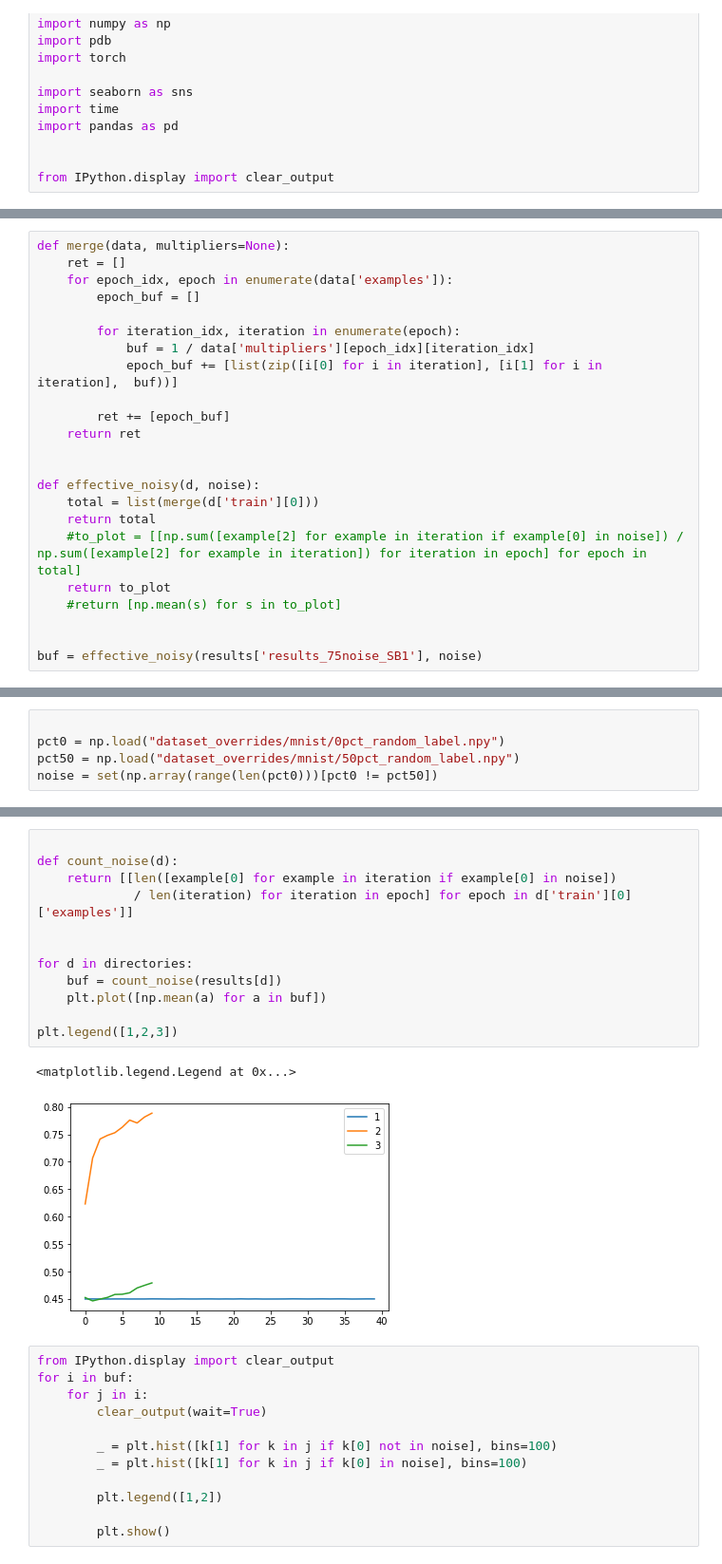
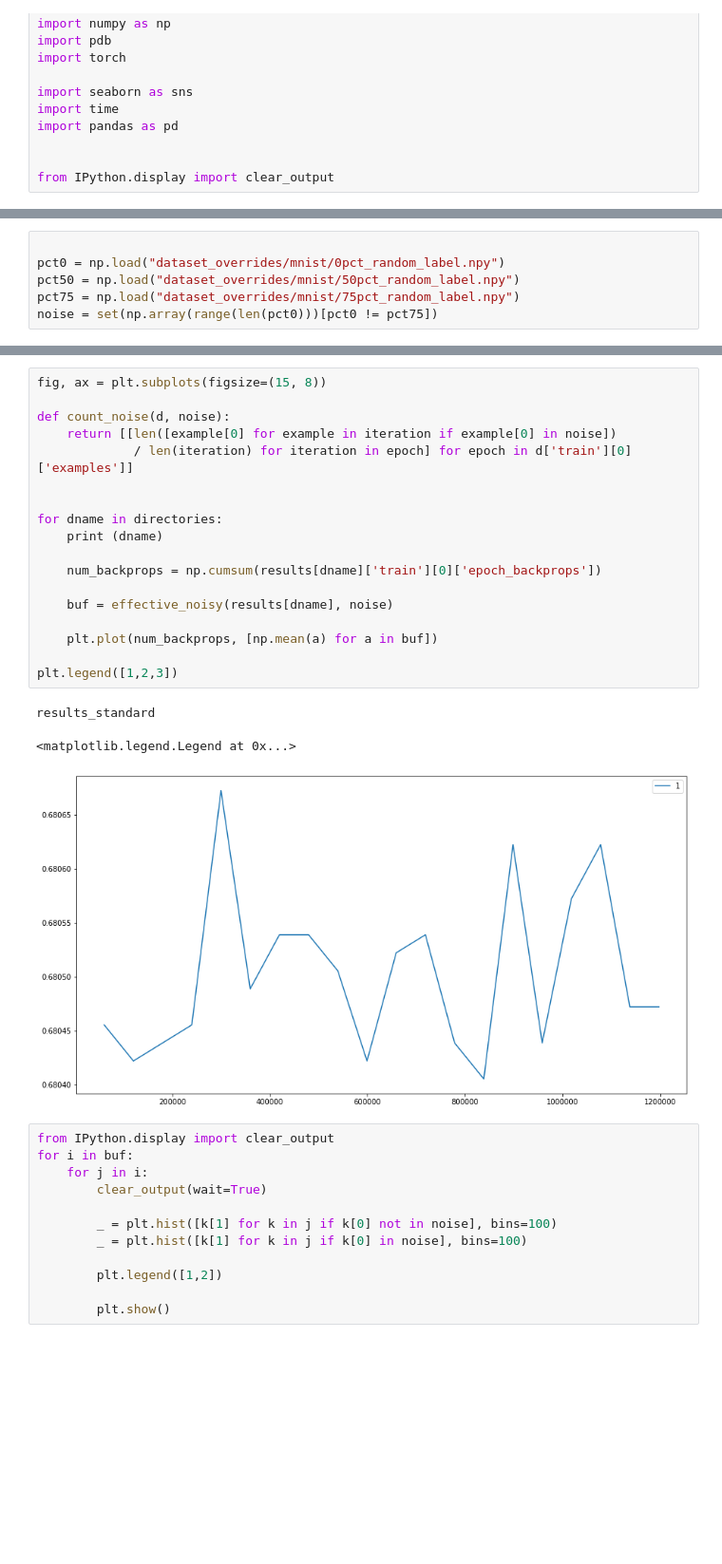
Before and after one commit to TengHu/TrainingDynamics, a Jupyter notebook: notebooks/adhoc.ipynb, the cells around one changed output, grey strips where cells are left out. Shown at 95% size. Cells and saved outputs as stored; diff of their text form; blank space fills up the shorter version.

```diff
--- a/notebooks/adhoc.ipynb
+++ b/notebooks/adhoc.ipynb
@@ -119,23 +164,0 @@ results['results_75noise']['train'][0]['examples'][0]
-# %%
-def merge(data, multipliers=None):
-    ret = []
-    for epoch_idx, epoch in enumerate(data['examples']):
-        epoch_buf = []
-
-        for iteration_idx, iteration in enumerate(epoch):
-            buf = 1 / data['multipliers'][epoch_idx][iteration_idx]
-            epoch_buf += [list(zip([i[0] for i in iteration], [i[1] for i in iteration],  buf))]
-
-        ret += [epoch_buf]
-    return ret
-
-
-def effective_noisy(d, noise):
-    total = list(merge(d['train'][0]))
-    return total
-    #to_plot = [[np.sum([example[2] for example in iteration if example[0] in noise]) / np.sum([example[2] for example in iteration]) for iteration in epoch] for epoch in total]
-    return to_plot
-    #return [np.mean(s) for s in to_plot]
-
-
-buf = effective_noisy(results['results_75noise_SB1'], noise)
@@ -143,5 +170,6 @@ buf = effective_noisy(results['results_75noise_SB1'], noise)
 
 pct0 = np.load("dataset_overrides/mnist/0pct_random_label.npy")
 pct50 = np.load("dataset_overrides/mnist/50pct_random_label.npy")
-noise = set(np.array(range(len(pct0)))[pct0 != pct50])
+pct75 = np.load("dataset_overrides/mnist/75pct_random_label.npy")
+noise = set(np.array(range(len(pct0)))[pct0 != pct75])
 # %%
@@ -151,18 +177,25 @@ _ = plt.hist([k[1] for k in buf[7][51] if k[0] not in noise], bins=100)
 # %%
+fig, ax = plt.subplots(figsize=(15, 8))
 
-def count_noise(d):
+def count_noise(d, noise):
     return [[len([example[0] for example in iteration if example[0] in noise])
              / len(iteration) for iteration in epoch] for epoch in d['train'][0]['examples']]
 
 
-for d in directories:
-    buf = count_noise(results[d])
-    plt.plot([np.mean(a) for a in buf])
+for dname in directories:
+    print (dname)
+
+    num_backprops = np.cumsum(results[dname]['train'][0]['epoch_backprops'])
+
+    buf = effective_noisy(results[dname], noise)
+
+    plt.plot(num_backprops, [np.mean(a) for a in buf])
 
 plt.legend([1,2,3])
 # %% [output]
-<matplotlib.legend.Legend at 0x...>
+results_standard
+<matplotlib.legend.Legend at 0x...>
-[figure, old version]
+[figure, new version]
 # %%
 from IPython.display import clear_output
 for i in buf:
```
Also changed, not shown: parts of 8 cells of this notebook, 3 other files.
